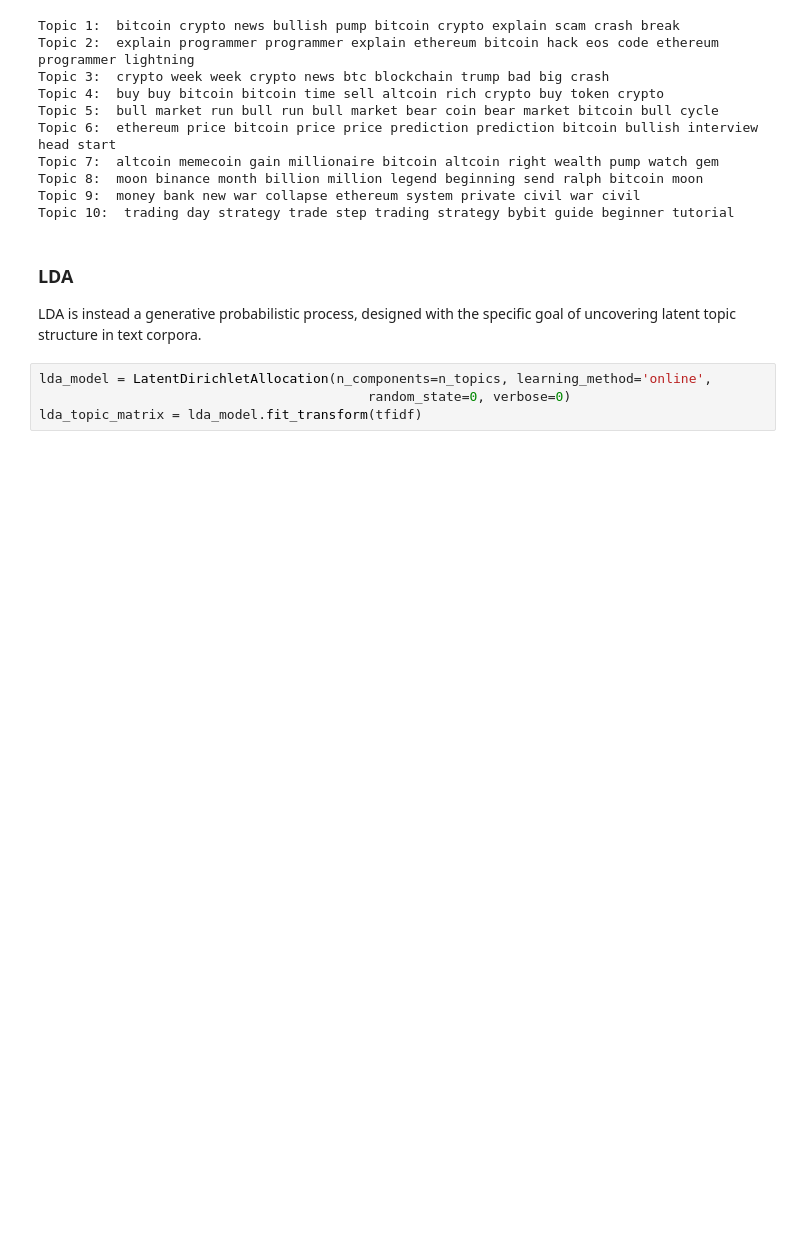
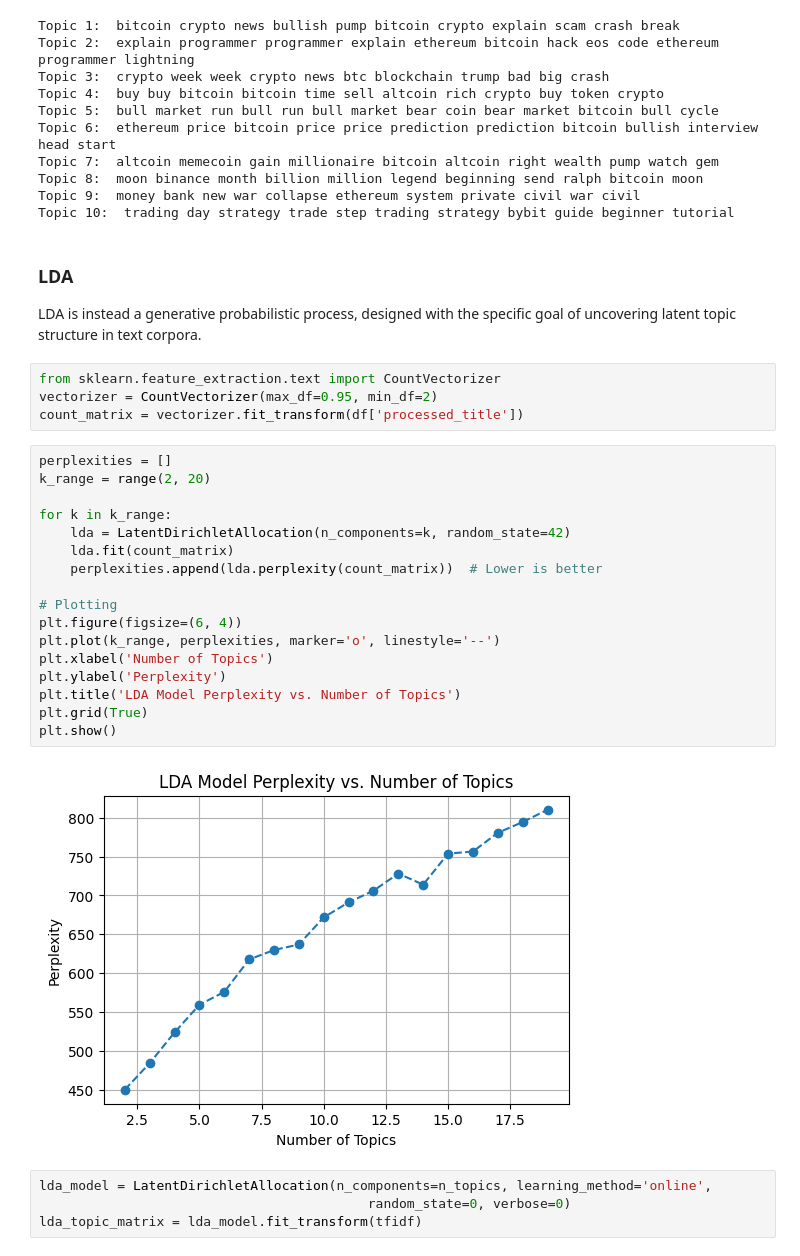
Before and after one commit to 99pranit/youtube_crypto_channel_topic_analysis, a Jupyter notebook: notebook/topic_modelling.ipynb, the cells around one changed output. Saved outputs shown, nothing was run; the diff lists cells and outputs as text; blank space fills up the shorter version.

```diff
--- a/notebook/topic_modelling.ipynb
+++ b/notebook/topic_modelling.ipynb
@@ -165,6 +188,29 @@ Topic 10:  trading day strategy trade step trading strategy bybit guide beginner
 # %% [markdown]
 ### LDA
  LDA is instead a generative probabilistic process, designed with the specific goal of uncovering latent topic structure in text corpora.
+# %%
+from sklearn.feature_extraction.text import CountVectorizer
+vectorizer = CountVectorizer(max_df=0.95, min_df=2)
+count_matrix = vectorizer.fit_transform(df['processed_title'])
+# %%
+perplexities = []
+k_range = range(2, 20)
+
+for k in k_range:
+    lda = LatentDirichletAllocation(n_components=k, random_state=42)
+    lda.fit(count_matrix)
+    perplexities.append(lda.perplexity(count_matrix))  # Lower is better
+
+# Plotting
+plt.figure(figsize=(6, 4))
+plt.plot(k_range, perplexities, marker='o', linestyle='--')
+plt.xlabel('Number of Topics')
+plt.ylabel('Perplexity')
+plt.title('LDA Model Perplexity vs. Number of Topics')
+plt.grid(True)
+plt.show()
+# %% [output]
+[figure, added]
 # %%
 lda_model = LatentDirichletAllocation(n_components=n_topics, learning_method='online',
                                           random_state=0, verbose=0)
```
Also changed, not shown: parts of 10 cells of this notebook.
